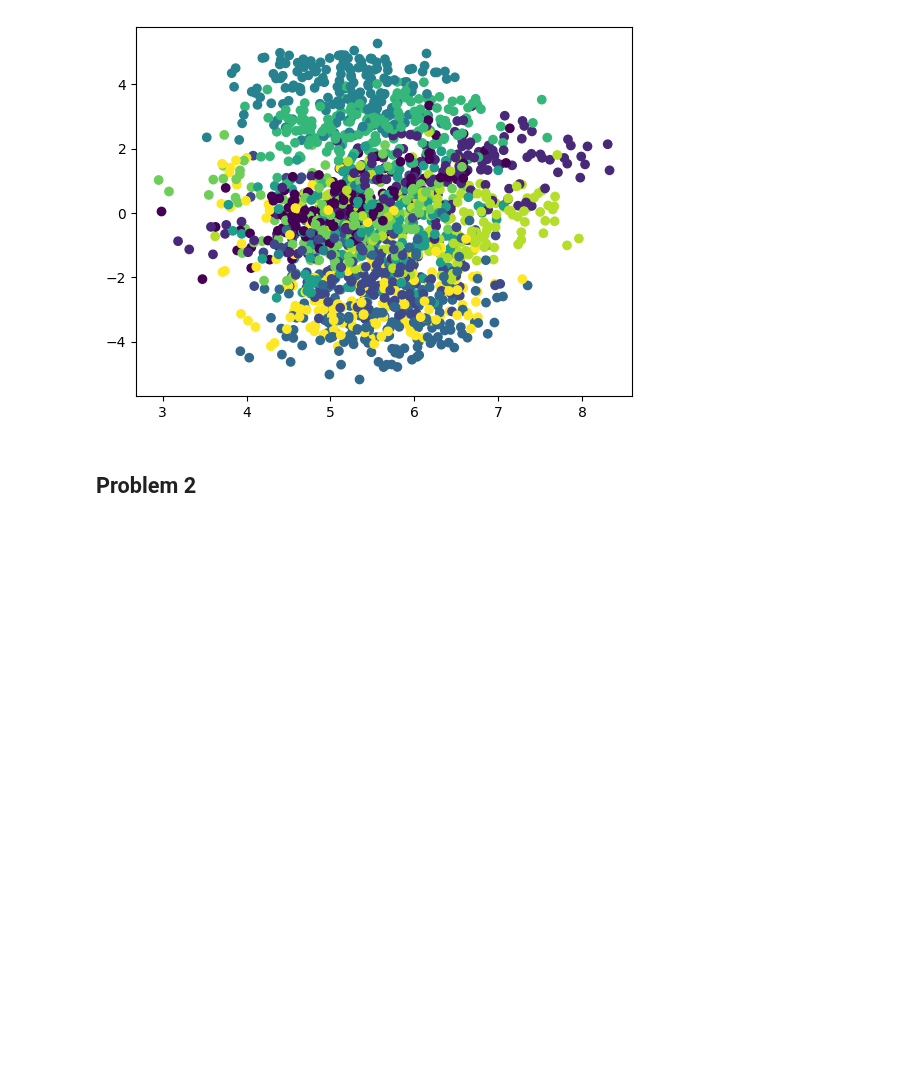
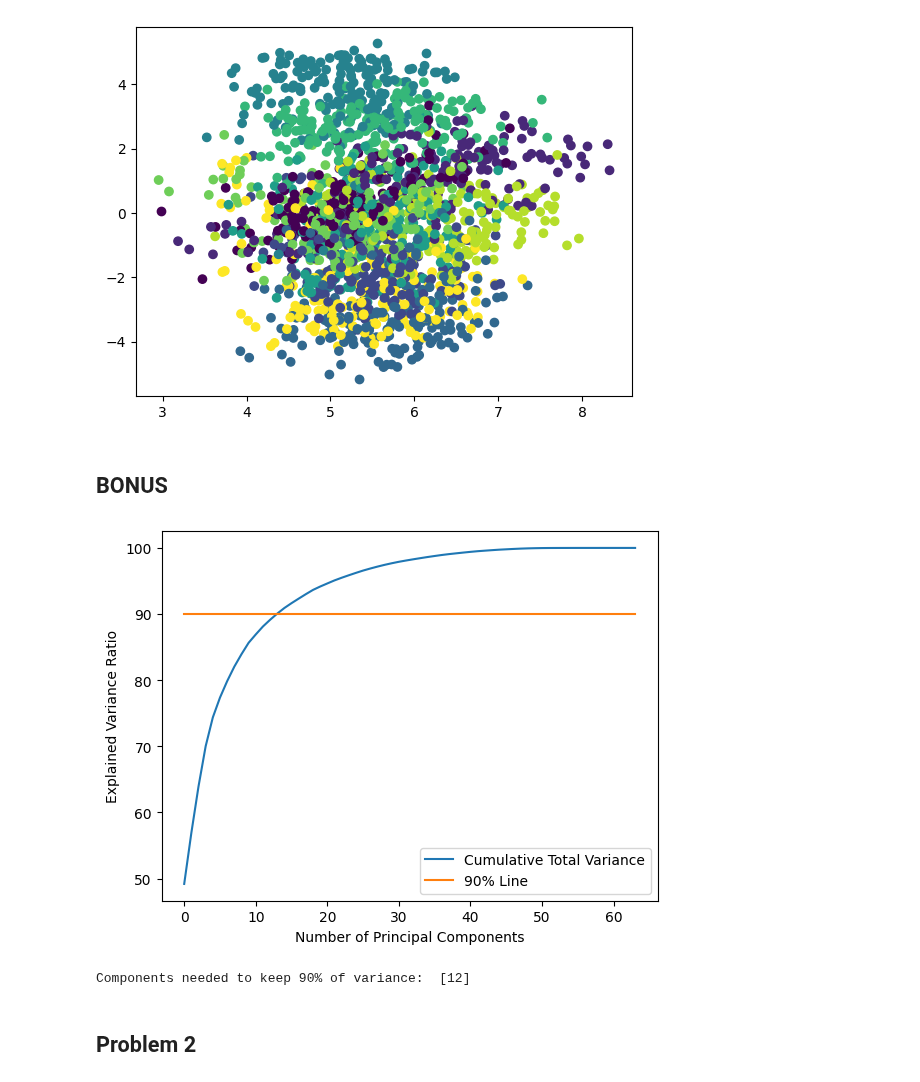
Before and after one commit to graterollin/PRML, a Jupyter notebook: hw6/HW6.ipynb, the cells around one changed output. Drawn from its saved outputs; the diff is of its cells as text; code cells hidden in the pictures; blank space fills up the shorter version.

Commit message:
Completed bonus question

```diff
--- a/hw6/HW6.ipynb
+++ b/hw6/HW6.ipynb
@@ -59,6 +59,33 @@ plt.scatter(dataproj[:, 0], dataproj[:, 1], c=labels)
 # %% [output]
 <matplotlib.collections.PathCollection at 0x...>
 [figure]
+# %% [markdown]
+## BONUS
+# %%
+# Calculating and sorting the eigenvectors and values again
+values, vectors = np.linalg.eig(covar_matrix)
+eigenvalue_indices_desc = np.argsort(values)[::-1]
+eigenvalues_desc = np.sort(values)[::-1]
+
+total = sum(eigenvalues_desc)
+explained_var = [(i/total)*100 for i in eigenvalues_desc]
+cumulative_explained_var = np.cumsum(explained_var)
+
+x = np.arange(0, len(covar_matrix))
+
+intersect = np.argwhere(np.diff(np.sign(cumulative_explained_var - [90 for i in x]))).flatten()
+
+plt.plot(x, cumulative_explained_var, label='Cumulative Total Variance')
+plt.plot(x, [90 for i in x], label = '90% Line')
+plt.ylabel('Explained Variance Ratio')
+plt.xlabel('Number of Principal Components')
+plt.legend(loc='best')
+plt.show()
+
+print("Components needed to keep 90% of variance: ", x[intersect])
+# %% [output]
+[figure, added]
+Components needed to keep 90% of variance:  [12]
 # %% [markdown]
 ## Problem 2
 # %%
```
